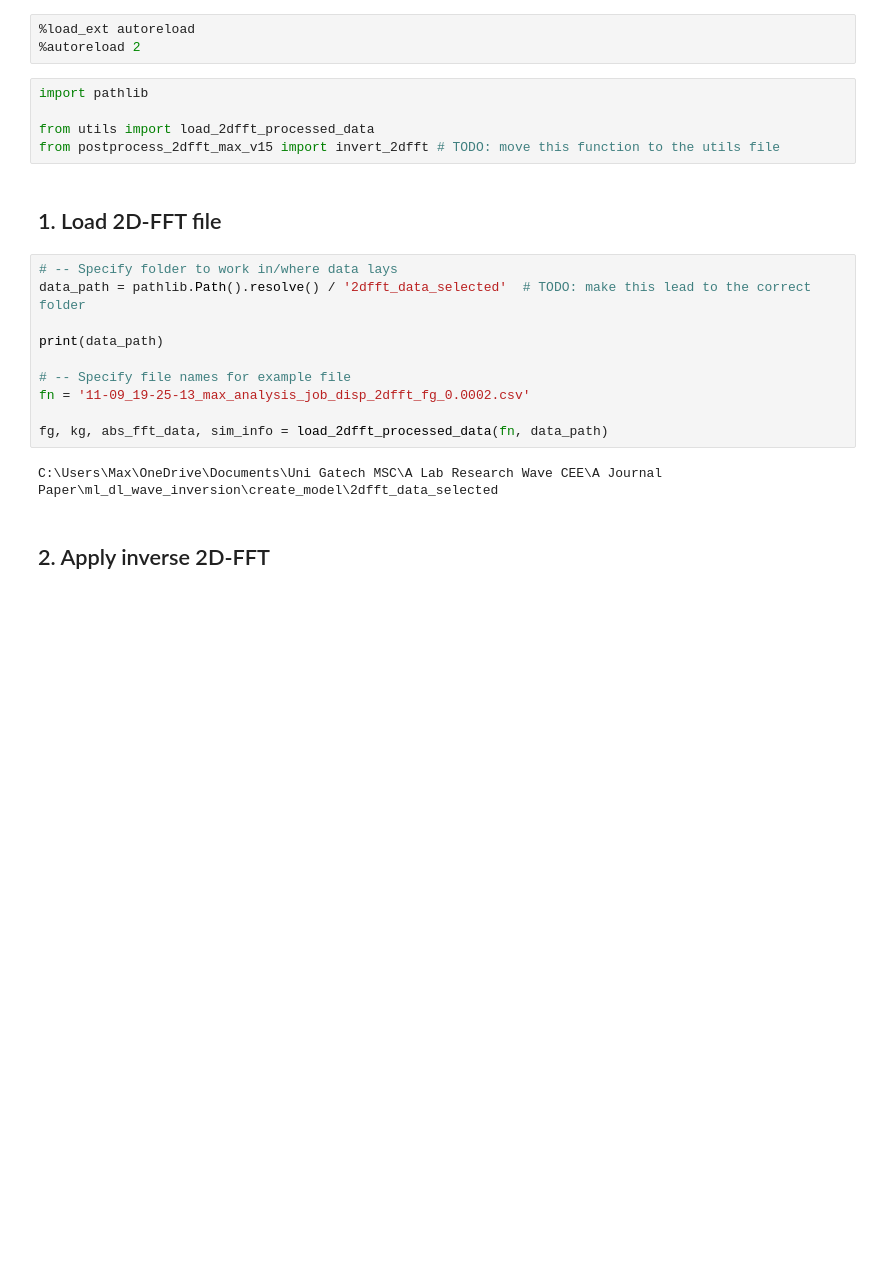
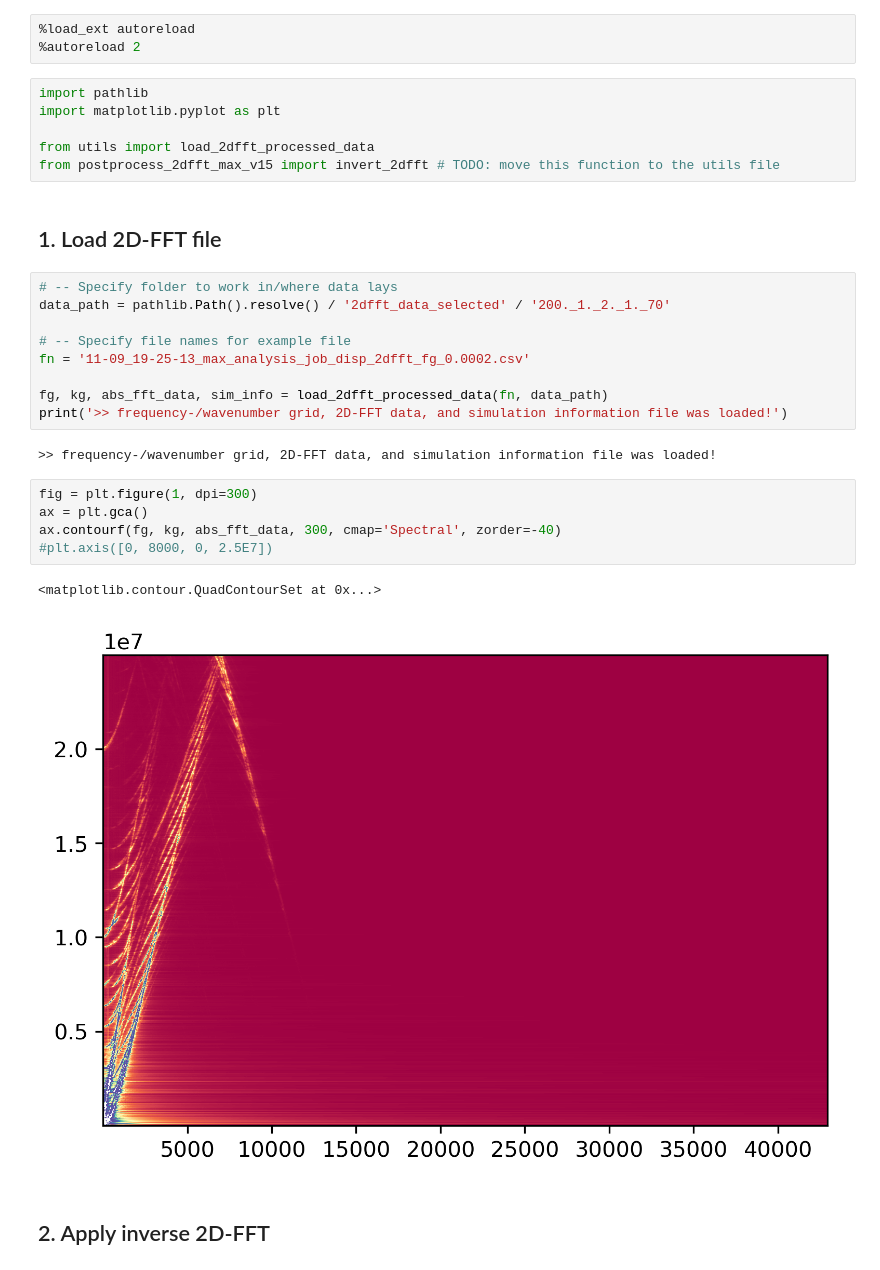
Before and after one commit to sjmxschm/ml_dl_wave_inversion, a Jupyter notebook: create_model/add_noise_walkthrough.ipynb, the cells around one changed output. Cells and saved outputs as stored; diff of their text form; blank space fills up the shorter version.

```diff
--- a/create_model/add_noise_walkthrough.ipynb
+++ b/create_model/add_noise_walkthrough.ipynb
@@ -18,6 +18,7 @@ This notebook will
 %autoreload 2
 # %%
 import pathlib
+import matplotlib.pyplot as plt
 
 from utils import load_2dfft_processed_data
 from postprocess_2dfft_max_v15 import invert_2dfft # TODO: move this function to the utils file
@@ -25,16 +26,23 @@ from postprocess_2dfft_max_v15 import invert_2dfft # TODO: move this function to
 ## 1. Load 2D-FFT file
 # %%
 # -- Specify folder to work in/where data lays
-data_path = pathlib.Path().resolve() / '2dfft_data_selected'  # TODO: make this lead to the correct folder
-
-print(data_path)
+data_path = pathlib.Path().resolve() / '2dfft_data_selected' / '200._1._2._1._70'
 
 # -- Specify file names for example file
 fn = '11-09_19-25-13_max_analysis_job_disp_2dfft_fg_0.0002.csv'
 
 fg, kg, abs_fft_data, sim_info = load_2dfft_processed_data(fn, data_path)
+print('>> frequency-/wavenumber grid, 2D-FFT data, and simulation information file was loaded!')
 # %% [output]
-C:\Users\Max\OneDrive\Documents\Uni Gatech MSC\A Lab Research Wave CEE\A Journal Paper\ml_dl_wave_inversion\create_model\2dfft_data_selected
+>> frequency-/wavenumber grid, 2D-FFT data, and simulation information file was loaded!
+# %%
+fig = plt.figure(1, dpi=300)
+ax = plt.gca()
+ax.contourf(fg, kg, abs_fft_data, 300, cmap='Spectral', zorder=-40)
+#plt.axis([0, 8000, 0, 2.5E7])
+# %% [output]
+<matplotlib.contour.QuadContourSet at 0x...>
+[figure, added]
 # %% [markdown]
 ## 2. Apply inverse 2D-FFT
 # %%
```
Also changed, not shown: parts of 2 cells of this notebook, 1 other file.
